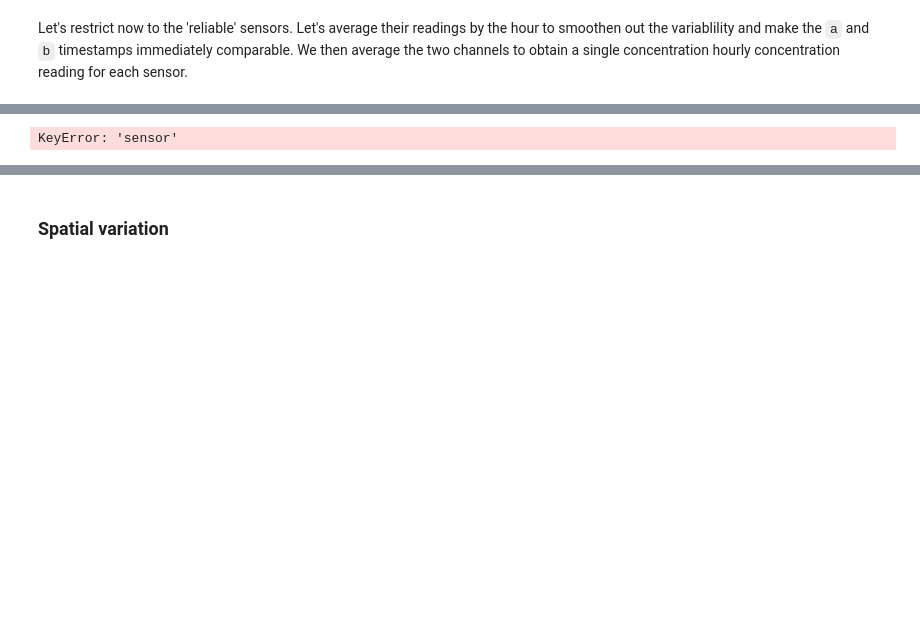
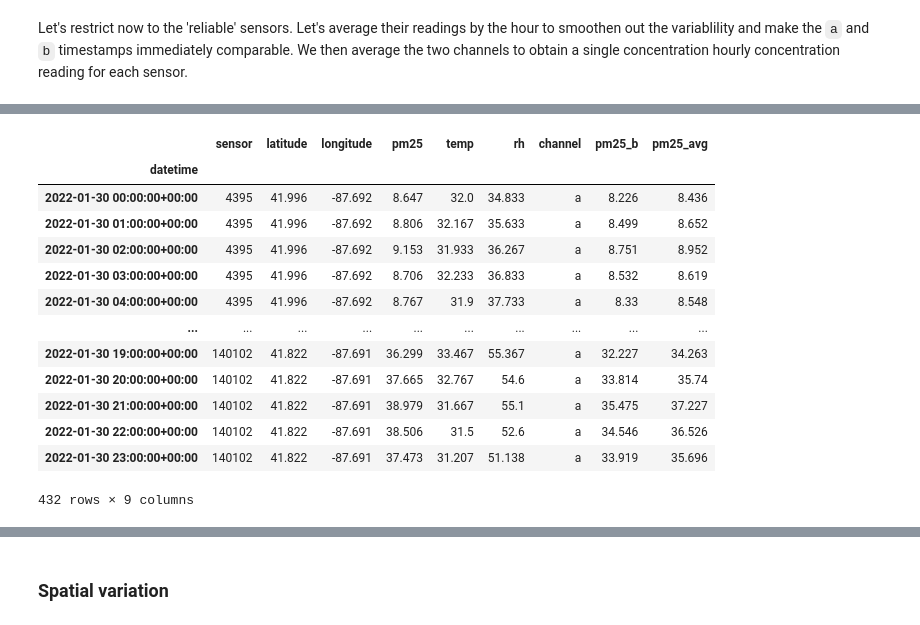
Before and after one commit to code-312/Air-Quality, a Jupyter notebook: notebooks/spatial_variation.ipynb, the cells around one changed output, grey strips where cells are left out. Cells and saved outputs as stored; diff of their text form; code cells hidden in the pictures; blank space fills up the shorter version.

```diff
--- a/notebooks/spatial_variation.ipynb
+++ b/notebooks/spatial_variation.ipynb
@@ -211,5 +182,23 @@ Name: sensor, dtype: int64
 # %%
-df_hourly[df_hourly['channel'] == 'a'].reset_index().merge(df_hourly[df_hourly['channel'] == 'b'][['pm25']].reset_index(),
-                                             how = 'inner', on = ['datetime', 'sensor'], indicator = True)
+#df_hourly[df_hourly['channel'] == 'a'].reset_index().merge(df_hourly[df_hourly['channel'] == 'b'][['pm25']].reset_index(), how = 'inner', on = ['datetime', 'sensor'], indicator = True)
+# TODO ^ that doesn't work for some reason that I can't fathom, so we'll just do it manually
+df_hourly_a = df_hourly[df_hourly['channel'] == 'a']
+df_hourly_b = df_hourly[df_hourly['channel'] == 'b']
+df_hourly_a = df_hourly_a.assign(pm25_b = df_hourly_b['pm25'])
+df_hourly_a['pm25_avg'] = (df_hourly_a['pm25'] + df_hourly_a['pm25_b']) / 2
+df_hourly_a.round(3)
 # %% [output]
+|  | sensor | latitude | longitude | pm25 | temp | rh | channel | pm25_b | pm25_avg |
+| datetime |  |  |  |  |  |  |  |  |  |
+| 2022-01-30 00:00:00+00:00 | 4395 | 41.996 | -87.692 | 8.647 | 32.0 | 34.833 | a | 8.226 | 8.436 |
+| 2022-01-30 01:00:00+00:00 | 4395 | 41.996 | -87.692 | 8.806 | 32.167 | 35.633 | a | 8.499 | 8.652 |
+| 2022-01-30 02:00:00+00:00 | 4395 | 41.996 | -87.692 | 9.153 | 31.933 | 36.267 | a | 8.751 | 8.952 |
+| 2022-01-30 03:00:00+00:00 | 4395 | 41.996 | -87.692 | 8.706 | 32.233 | 36.833 | a | 8.532 | 8.619 |
+| 2022-01-30 04:00:00+00:00 | 4395 | 41.996 | -87.692 | 8.767 | 31.9 | 37.733 | a | 8.33 | 8.548 |
+| ... | ... | ... | ... | ... | ... | ... | ... | ... | ... |
+| 2022-01-30 19:00:00+00:00 | 140102 | 41.822 | -87.691 | 36.299 | 33.467 | 55.367 | a | 32.227 | 34.263 |
+| 2022-01-30 20:00:00+00:00 | 140102 | 41.822 | -87.691 | 37.665 | 32.767 | 54.6 | a | 33.814 | 35.74 |
+| 2022-01-30 21:00:00+00:00 | 140102 | 41.822 | -87.691 | 38.979 | 31.667 | 55.1 | a | 35.475 | 37.227 |
+| 2022-01-30 22:00:00+00:00 | 140102 | 41.822 | -87.691 | 38.506 | 31.5 | 52.6 | a | 34.546 | 36.526 |
+| 2022-01-30 23:00:00+00:00 | 140102 | 41.822 | -87.691 | 37.473 | 31.207 | 51.138 | a | 33.919 | 35.696 |
-KeyError: 'sensor'
+432 rows × 9 columns
```
Also changed, not shown: parts of 10 cells of this notebook.
